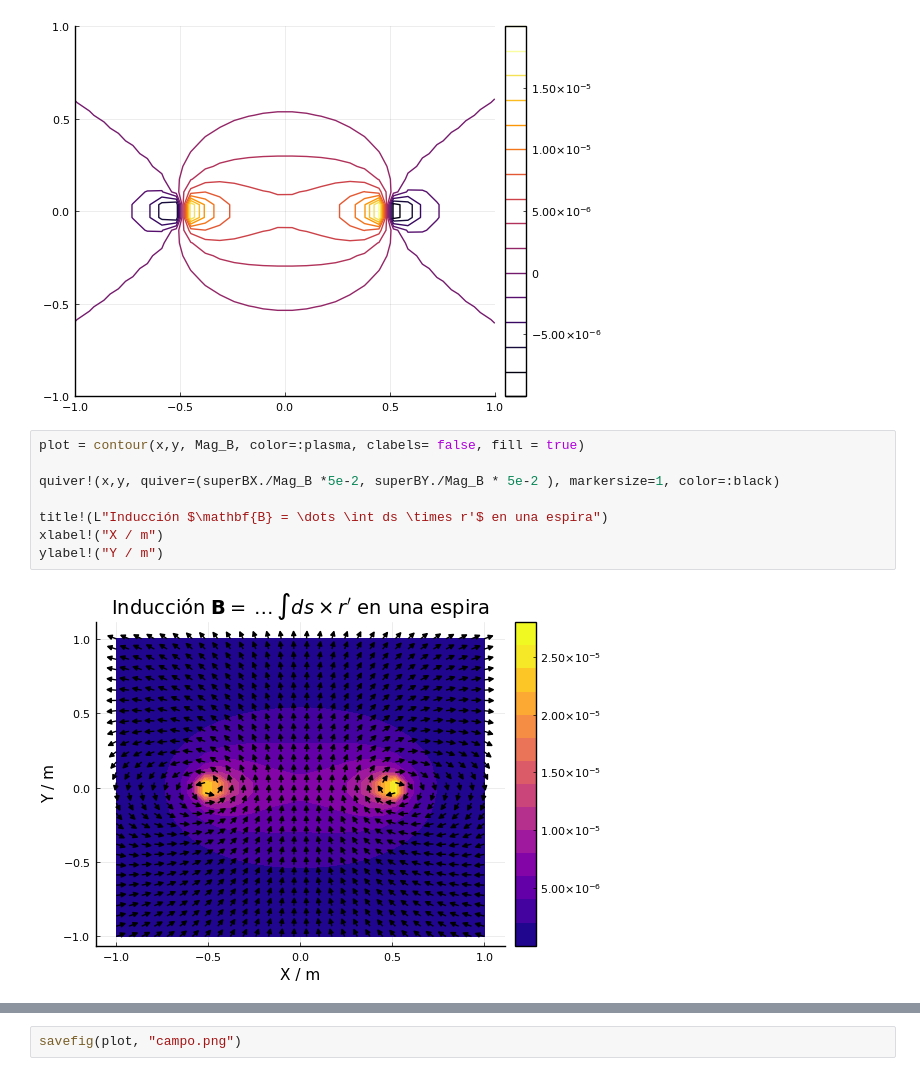
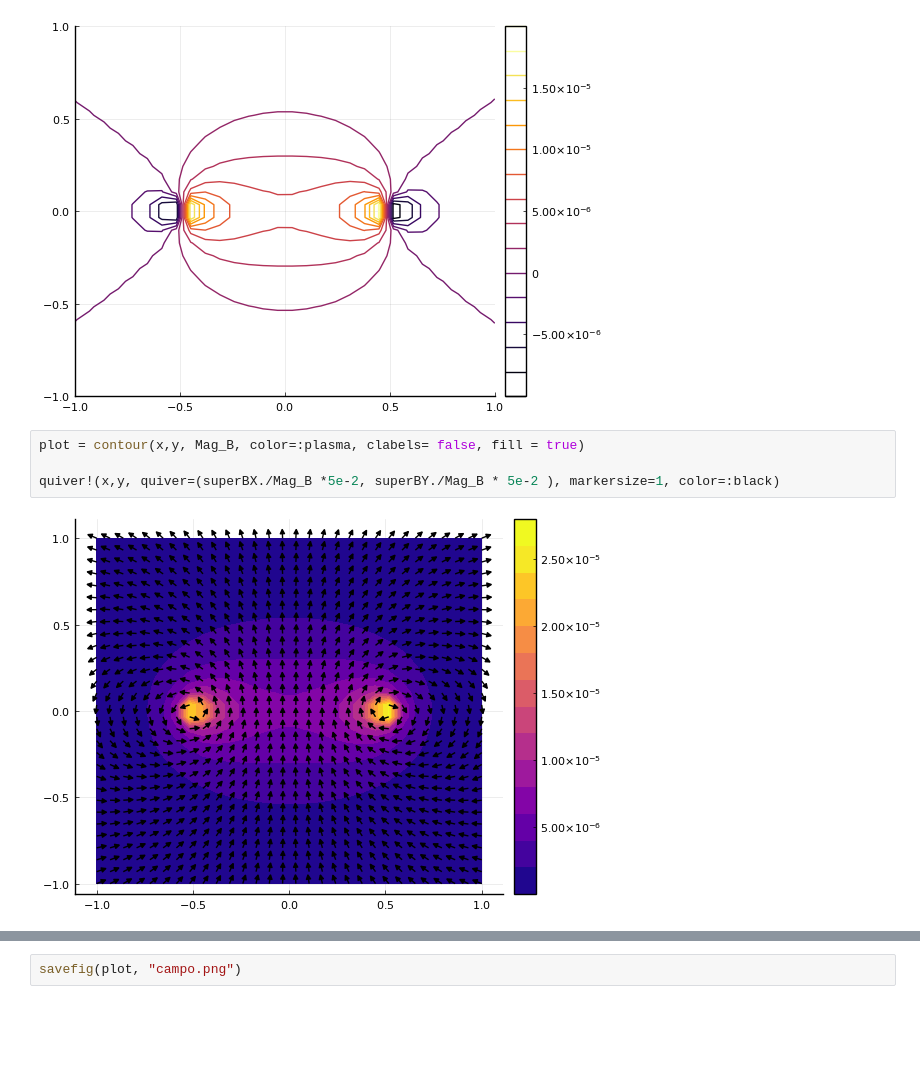
Before and after one commit to daniel3141592654/simu-campo, a Jupyter notebook: simu-campo.ipynb, the cells around one changed output, grey strips where cells are left out. Cells and saved outputs as stored; diff of their text form; blank space fills up the shorter version.

```diff
--- a/simu-campo.ipynb
+++ b/simu-campo.ipynb
@@ -109,10 +109,6 @@ contour(x,y,superBY)
 # %%
 plot = contour(x,y, Mag_B, color=:plasma, clabels= false, fill = true)
 
 quiver!(x,y, quiver=(superBX./Mag_B *5e-2, superBY./Mag_B * 5e-2 ), markersize=1, color=:black)
-
-title!(L"Inducción $\mathbf{B} = \dots \int ds \times r'$ en una espira")
-xlabel!("X / m")
-ylabel!("Y / m")
 # %% [output]
-[figure, old version]
+[figure, new version]
```
Also changed, not shown: parts of 1 cell of this notebook, 1 other file.
